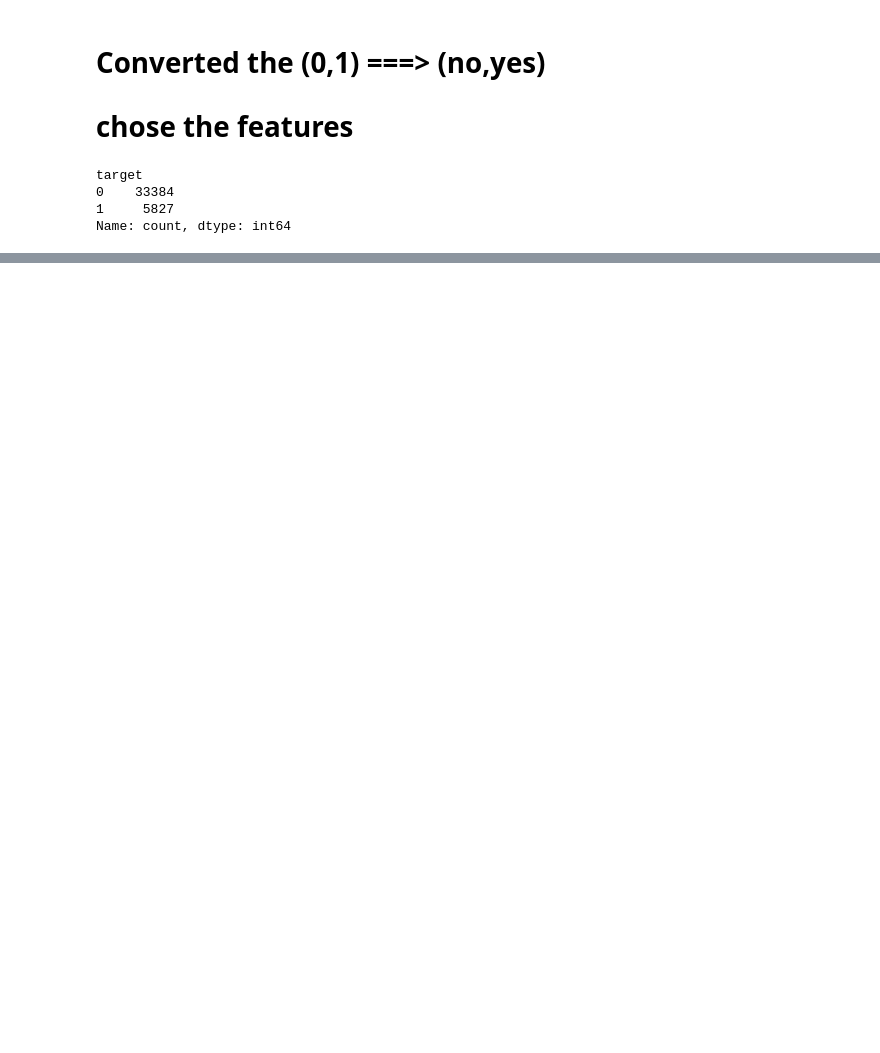
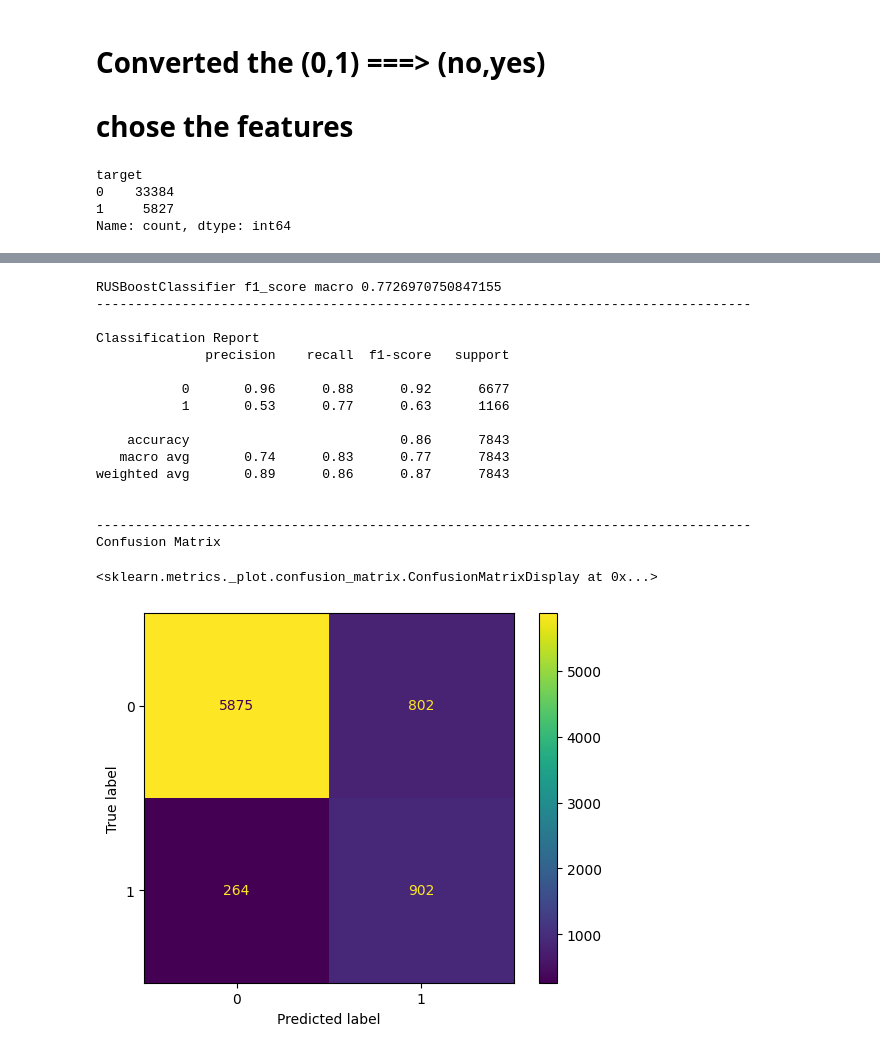
Before and after one commit to linisha04/Predict-the-Success-of-Bank-telemarketing, a Jupyter notebook: liniiiii.ipynb, the cells around one changed output, grey strips where cells are left out. Cells and saved outputs as stored; diff of their text form; code cells hidden in the pictures; blank space fills up the shorter version.

```diff
--- a/liniiiii.ipynb
+++ b/liniiiii.ipynb
@@ -1158,0 +1138,38 @@ Confusion Matrix
+# %%
+from imblearn.ensemble import RUSBoostClassifier
+rus=RUSBoostClassifier(estimator=dt , n_estimators=150,learning_rate=1,sampling_strategy='auto' , random_state=1)
+rus_clf=Pipeline([('col_transformer',col_transformer),('rus',rus)])
+
+rus_clf.fit(xtrain , ytrain)
+ypred_rus=rus_clf.predict(xtest)
+print('')
+
+print('RUSBoostClassifier f1_score macro',f1_score(ytest, ypred_rus , average='macro'))
+print('------------------------------------------------------------------------------------')
+print('')
+print('Classification Report')
+print(classification_report(ytest ,ypred_rus))
+print('')
+print('------------------------------------------------------------------------------------')
+print('Confusion Matrix')
+print('')
+ConfusionMatrixDisplay.from_estimator(rus_clf,xtest,ytest)
+# %% [output]
+RUSBoostClassifier f1_score macro 0.7726970750847155
+------------------------------------------------------------------------------------
+
+Classification Report
+              precision    recall  f1-score   support
+
+           0       0.96      0.88      0.92      6677
+           1       0.53      0.77      0.63      1166
+
+    accuracy                           0.86      7843
+   macro avg       0.74      0.83      0.77      7843
+weighted avg       0.89      0.86      0.87      7843
+
+
+------------------------------------------------------------------------------------
+Confusion Matrix
+<sklearn.metrics._plot.confusion_matrix.ConfusionMatrixDisplay at 0x...>
+[figure, added]
```
Also changed, not shown: parts of 49 cells of this notebook.
